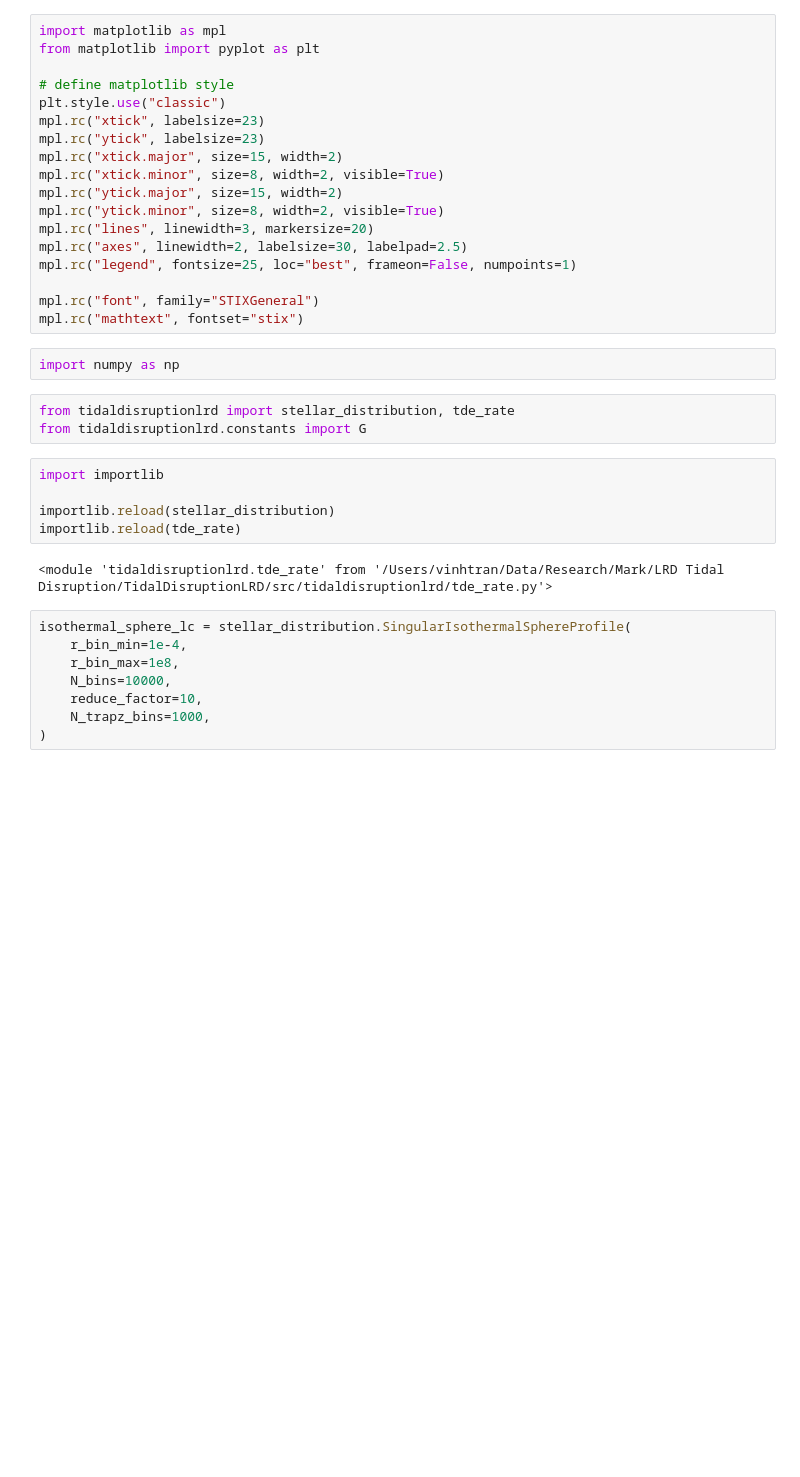
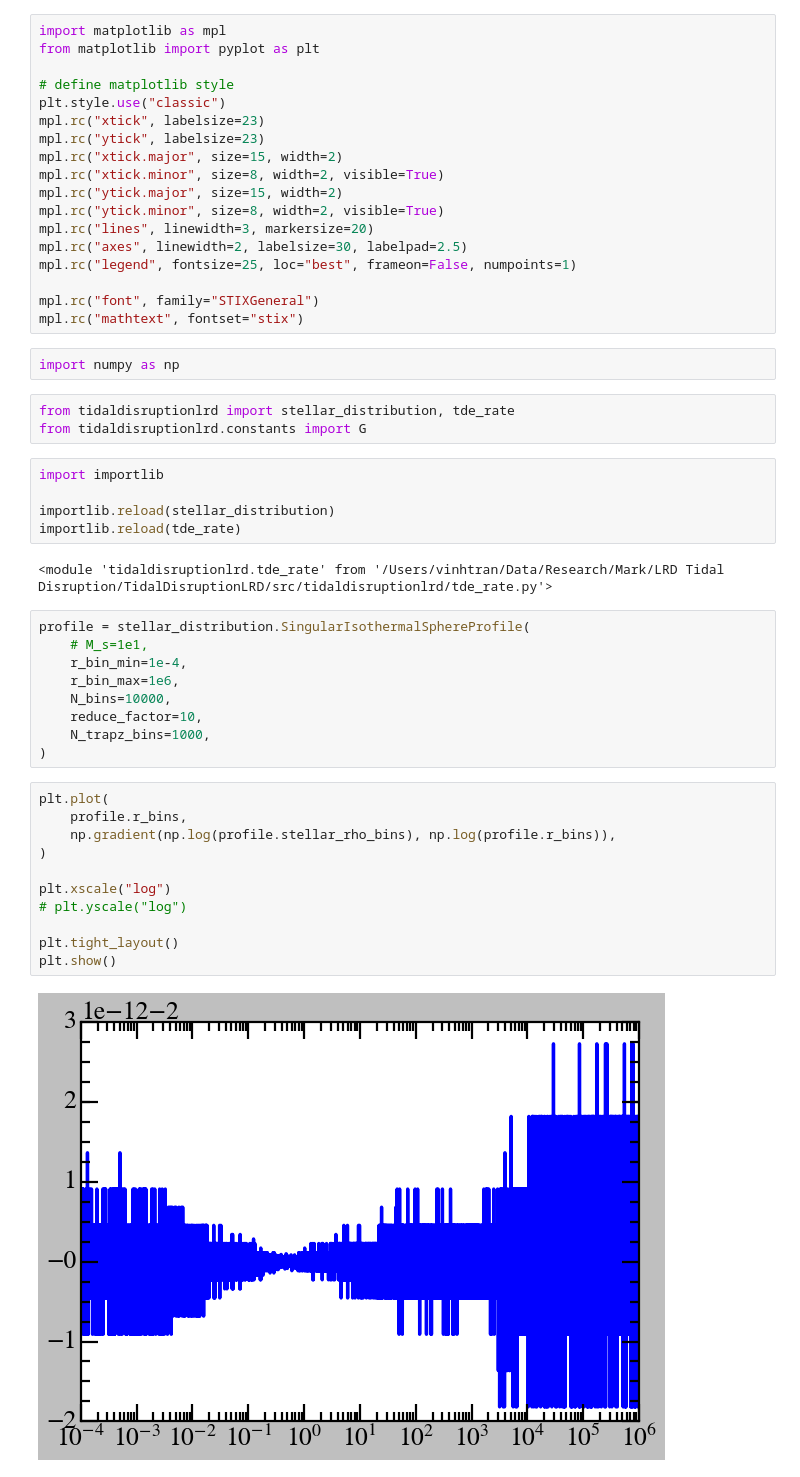
Before and after one commit to vinh-qtran/TidalDisruptionLRD, a Jupyter notebook: nbs/test.ipynb, the cells around one changed output. Saved outputs shown, nothing was run; the diff lists cells and outputs as text; blank space fills up the shorter version.

```diff
--- a/nbs/test.ipynb
+++ b/nbs/test.ipynb
@@ -29,11 +29,25 @@ importlib.reload(tde_rate)
 # %% [output]
 <module 'tidaldisruptionlrd.tde_rate' from '/Users/vinhtran/Data/Research/Mark/LRD Tidal Disruption/TidalDisruptionLRD/src/tidaldisruptionlrd/tde_rate.py'>
 # %%
-isothermal_sphere_lc = stellar_distribution.SingularIsothermalSphereProfile(
+profile = stellar_distribution.SingularIsothermalSphereProfile(
+    # M_s=1e1,
     r_bin_min=1e-4,
-    r_bin_max=1e8,
+    r_bin_max=1e6,
     N_bins=10000,
     reduce_factor=10,
     N_trapz_bins=1000,
 )
+# %%
+plt.plot(
+    profile.r_bins,
+    np.gradient(np.log(profile.stellar_rho_bins), np.log(profile.r_bins)),
+)
+
+plt.xscale("log")
+# plt.yscale("log")
+
+plt.tight_layout()
+plt.show()
+# %% [output]
+[figure, added]
 # %%
```
Also changed, not shown: parts of 6 cells of this notebook, 2 other files.
